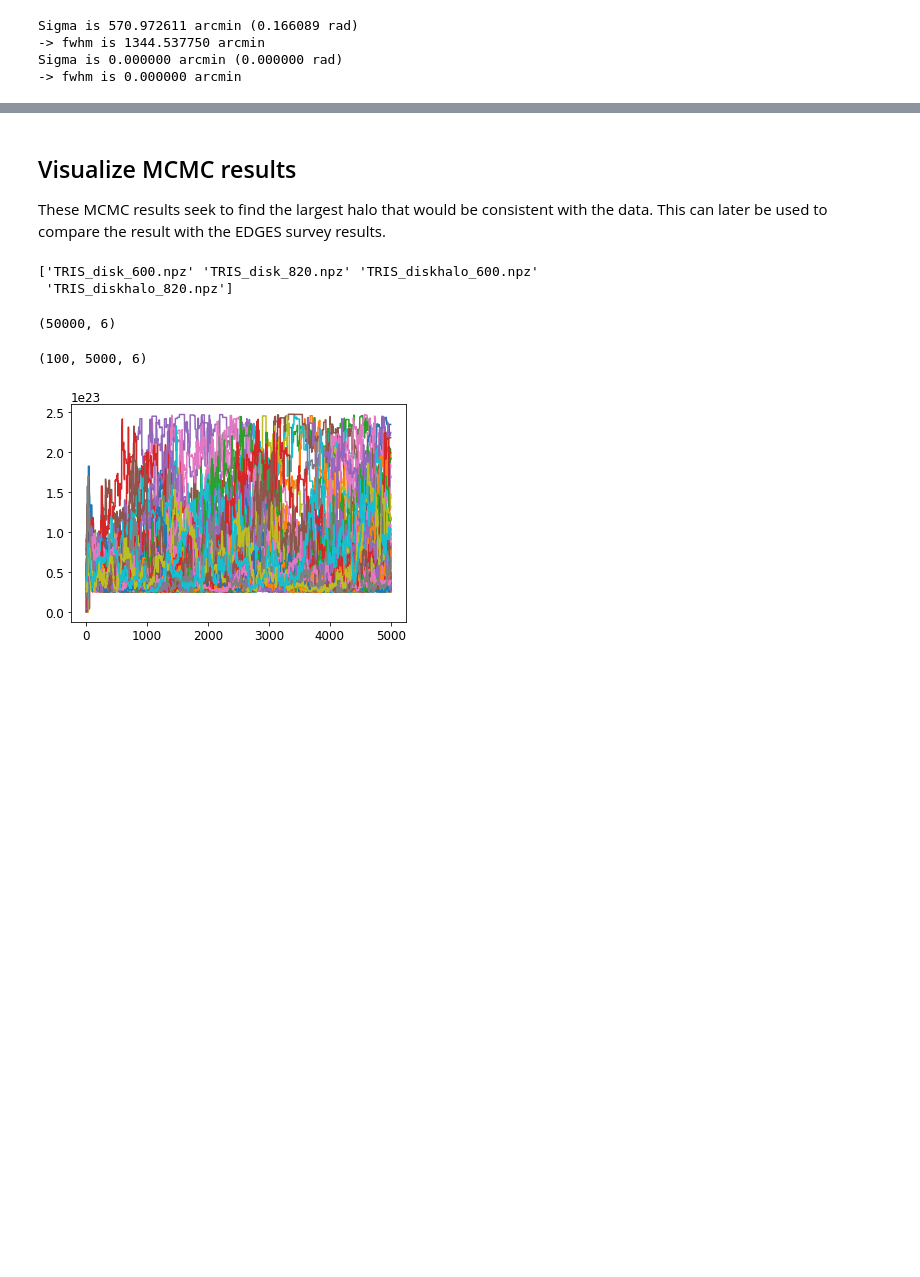
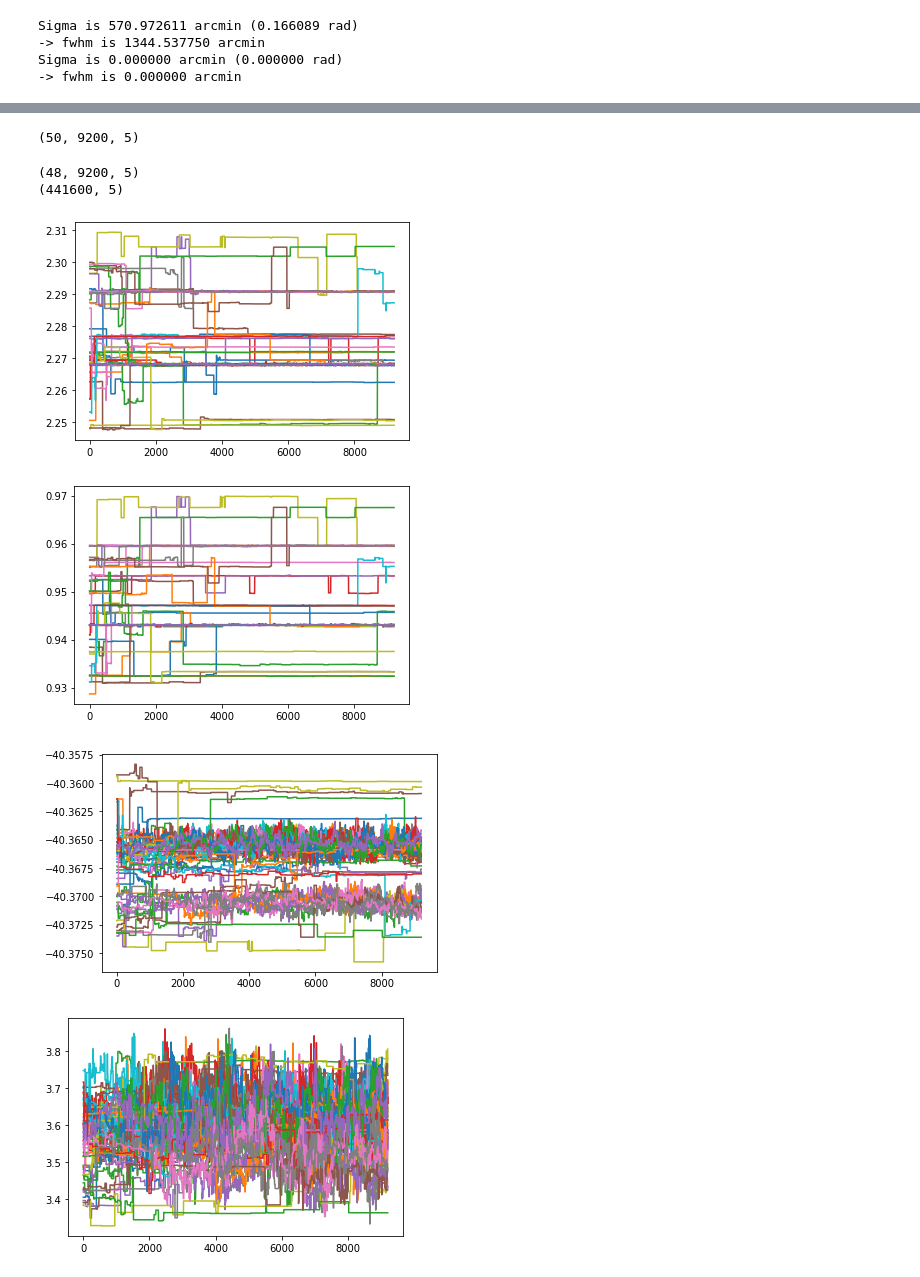
Before and after one commit to nitikayad96/radio-background, a Jupyter notebook: TRIS Data.ipynb, the cells around one changed output, grey strips where cells are left out. Cells and saved outputs as stored; diff of their text form; code cells hidden in the pictures; blank space fills up the shorter version.

```diff
--- a/TRIS Data.ipynb
+++ b/TRIS Data.ipynb
@@ -108,39 +57,29 @@ plt.legend()
-# %% [markdown]
-## Visualize MCMC results ##
-These MCMC results seek to find the largest halo that would be consistent with the data. This can later be used to compare the result with the EDGES survey results.
-# %%
-fits = np.sort(glob.glob('TRIS*npz'))
-print(fits)
-# %% [output]
-['TRIS_disk_600.npz' 'TRIS_disk_820.npz' 'TRIS_diskhalo_600.npz'
- 'TRIS_diskhalo_820.npz']
-# %%
-samps = []
-
-for file in ['TRIS_diskhalo_600.npz']:
-
-    samples = np.load(file)['samples']
-    #samples = samples[:,1000:,:]
-    #print(samples.shape)
-
-    ndim=samples.shape[2]
-    samples_reshape = samples.reshape((-1, ndim))
-    print(samples_reshape.shape)
-
-    samples_reshape = np.log10(samples_reshape)
-    samples_reshape[:,-1] = 10**(samples_reshape[:,-1])
-    samps.append(samples_reshape)
-
-# if np.any(np.isnan(samples_reshape)==True):
-#     print("there are nans")
-# %% [output]
-(50000, 6)
+# %%
+file = 'TRIS600_test.npz'
+
+samples_ = np.load(file)['samples']
+samples = np.array(samples_[:,800:,:])
+print(samples.shape)
+
+# just doing this cut by eye unfortunately
+ndim = samples.shape[2]
+idx = np.where((np.array(samples[:,0,0]) < 2.24))
+samples = np.delete(samples, idx, 0)
+
+samples_reshape = samples.reshape((-1, ndim))
+# %% [output]
+(50, 9200, 5)
 # %%
-# plt.figure()
-# for i in range(100):
-#     plt.plot(samples[i,:,3])
-
-# print(samples.shape)
+print(samples.shape)
+print(samples_reshape.shape)
+for j in range(samples.shape[2]):
+    plt.figure()
+    for i in range(samples.shape[0]):
+            plt.plot(samples[i,:,j])
 # %% [output]
-(100, 5000, 6)
+(48, 9200, 5)
+(441600, 5)
-[figure, old version]
+[figure, new version]
+[figure, added]
+[figure, added]
+[figure, added]
```
Also changed, not shown: parts of 12 cells of this notebook, 18 other files.
